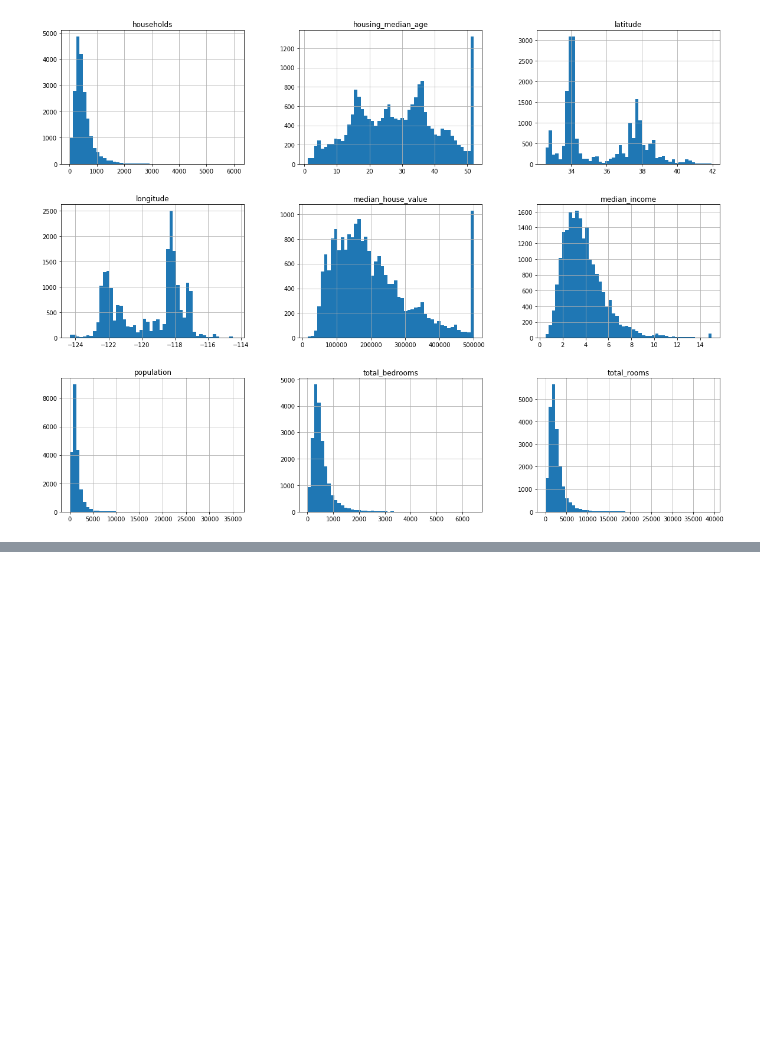
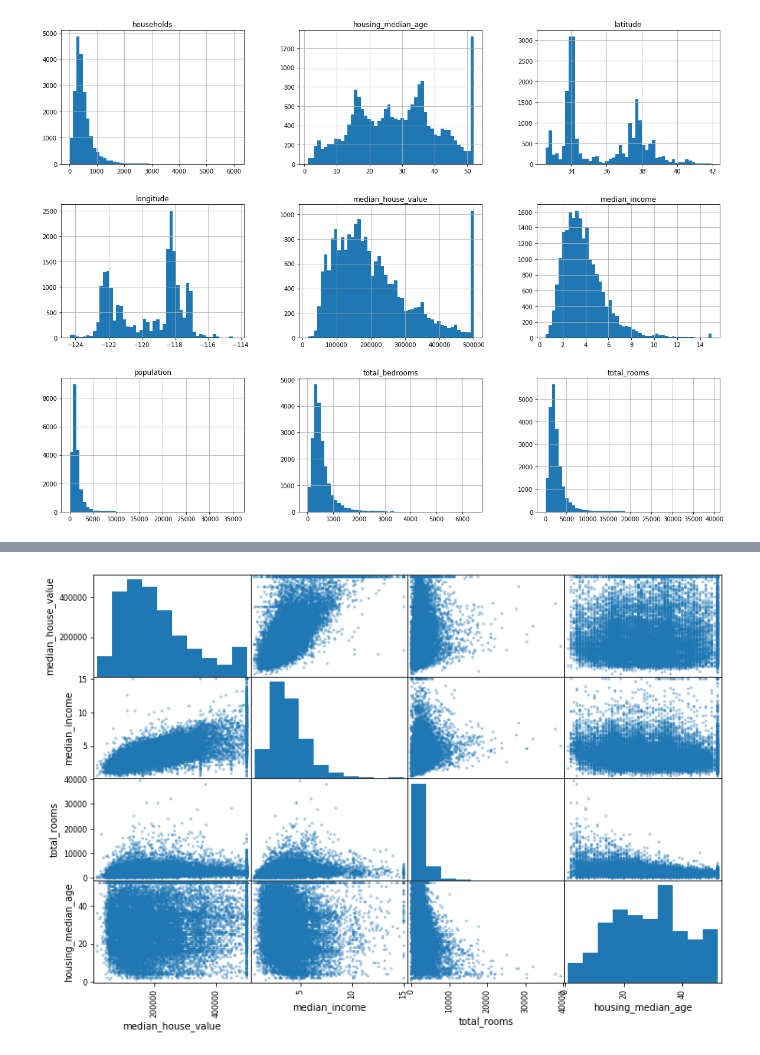
Before and after one commit to wazabata/HandsOnML, a Jupyter notebook: Chapter Code/Chapter2_end_to_end_ml_project.ipynb, the cells around one changed output, grey strips where cells are left out. Cells and saved outputs as stored; diff of their text form; code cells hidden in the pictures; blank space fills up the shorter version.

Commit message:
Up to Chap2 - text and cat attributes

```diff
--- a/Chapter Code/Chapter2_end_to_end_ml_project.ipynb
+++ b/Chapter Code/Chapter2_end_to_end_ml_project.ipynb
@@ -149,0 +243,6 @@ train_set, test_set = split_train_set_by_id(housing_with_id, 0.2, "id")
+# %%
+## Scatter plot
+attributes = ['median_house_value', 'median_income', 'total_rooms', 'housing_median_age']
+scatter_matrix(housing[attributes], figsize = (12,8), alpha = .4); ## Take a closer look at median_income
+# %% [output]
+[figure, added]
```
Also changed, not shown: parts of 12 cells of this notebook.
